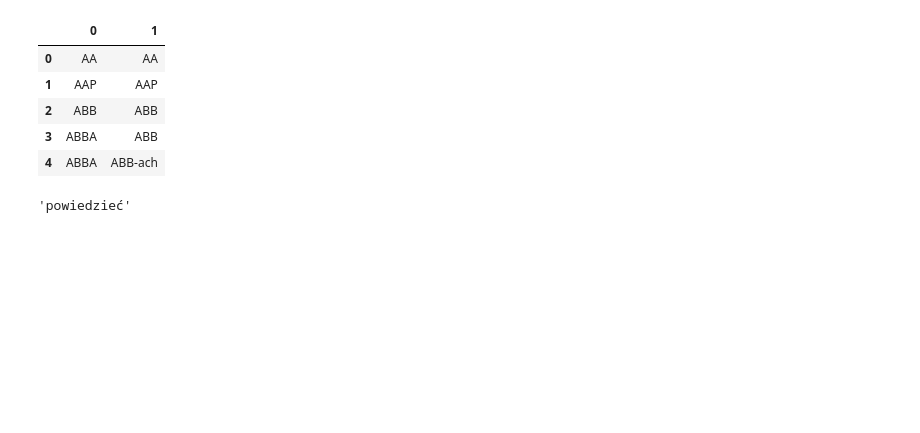
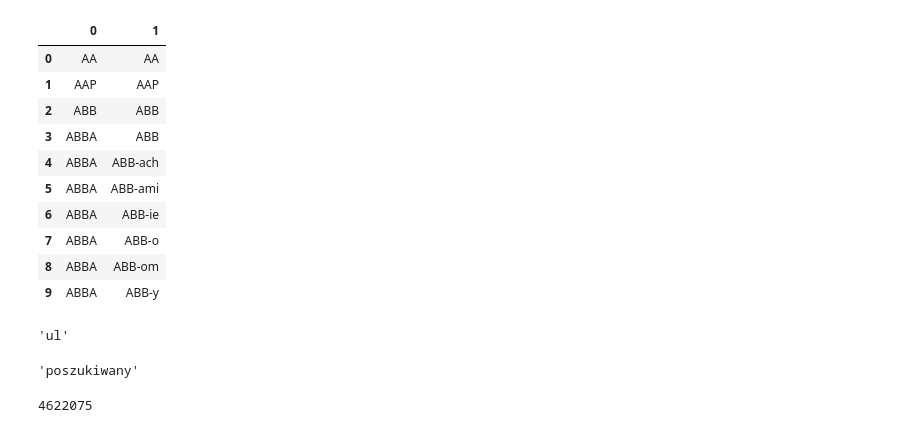
Before and after one commit to inexxt/rap_music, a Jupyter notebook: Stemming_lyrics.ipynb, the cells around one changed output. Cells and saved outputs as stored; diff of their text form; code cells hidden in the pictures; blank space fills up the shorter version.

```diff
--- a/Stemming_lyrics.ipynb
+++ b/Stemming_lyrics.ipynb
@@ -21,14 +25,19 @@ slownik_pl.drop(2, axis=1, inplace=True)
 # %%
-slownik_pl.head()
+slownik_pl.head(10)
 # %% [output]
 |  | 0 | 1 |
 | 0 | AA | AA |
 | 1 | AAP | AAP |
 | 2 | ABB | ABB |
 | 3 | ABBA | ABB |
 | 4 | ABBA | ABB-ach |
+| 5 | ABBA | ABB-ami |
+| 6 | ABBA | ABB-ie |
+| 7 | ABBA | ABB-o |
+| 8 | ABBA | ABB-om |
+| 9 | ABBA | ABB-y |
 # %%
-slownik_pl[slownik_pl[1] == "powiedzieli"][0].to_string(index=False)
+slownik_pl[slownik_pl[1] == "ul"][0].to_string(index=False).split()[0]
 # %% [output]
-'powiedzieć'
+'ul'
 # %%
@@ -37,0 +47,11 @@ def lemmatize(word):
+# %%
+# %%timeit
+lemmatize_df("poszukiwani")
+# %% [output]
+'poszukiwany'
+# %%
+slownik_pl_dict = slownik_pl.set_index(1)[0].to_dict()
+slownik_pl_dict = {normalize(k): normalize(v) for k, v in slownik_pl_dict.items()}
+len(slownik_pl_dict)
+# %% [output]
+4622075
```
Also changed, not shown: parts of 14 cells of this notebook, 2 other files.
